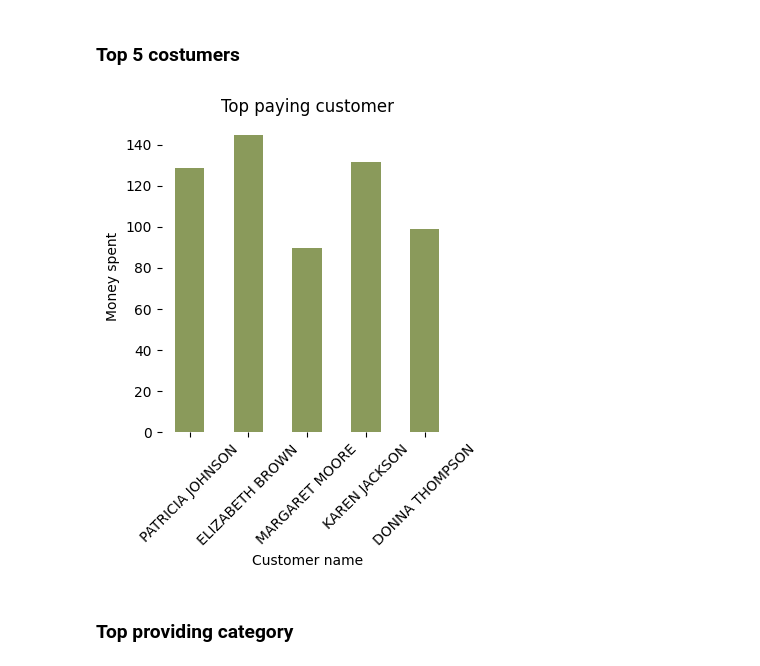
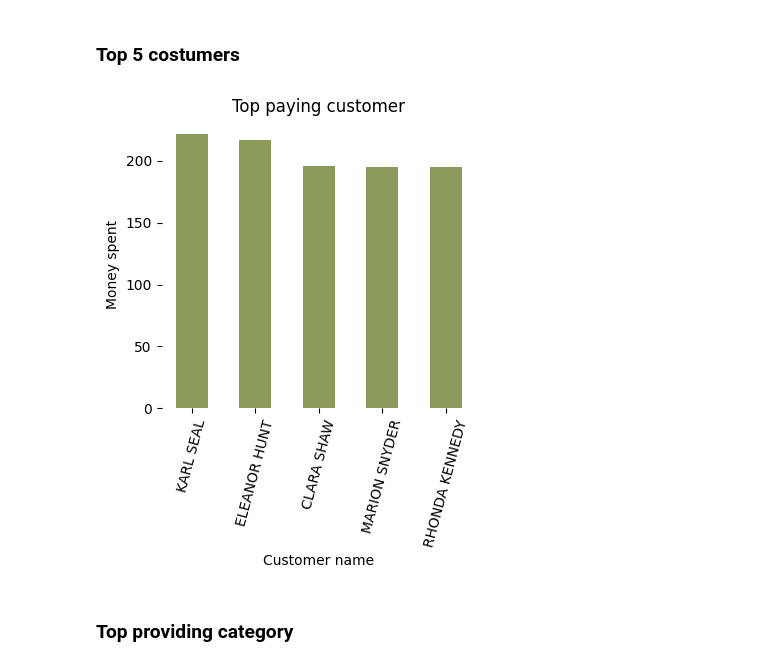
Before and after one commit to pytt156/sakila_lab_daniela_algerydh, a Jupyter notebook: notebooks/02_visualizations.ipynb, the cells around one changed output. Saved outputs shown, nothing was run; the diff lists cells and outputs as text; code cells hidden in the pictures.

Commit message:
Fixed minor error in visual-notebook

```diff
--- a/notebooks/02_visualizations.ipynb
+++ b/notebooks/02_visualizations.ipynb
@@ -18,27 +18,29 @@ FROM
     JOIN payment p ON p.customer_id = cu.customer_id
 GROUP BY
     customer
+ORDER BY
+    total_amount DESC
 LIMIT
     5;
     """).df()
 # %%
 fig, ax = plt.subplots(figsize=(4, 5))
 
 ax.bar(top_five["customer"], top_five["total_amount"], color="#8A9A5B", width=0.5)
 
 ax.set(
     title="Top paying customer",
     xlabel="Customer name",
     ylabel="Money spent",
 )
 for spine in ax.spines.values():
     spine.set_visible(False)
 
-plt.setp(ax.get_xticklabels(), rotation=45)
+plt.setp(ax.get_xticklabels(), rotation=75)
 
 fig.tight_layout()
 # %% [output]
-[figure, old version]
+[figure, new version]
 # %% [markdown]
 ### Top providing category
 # %%
```
Also changed, not shown: parts of 1 cell of this notebook.
